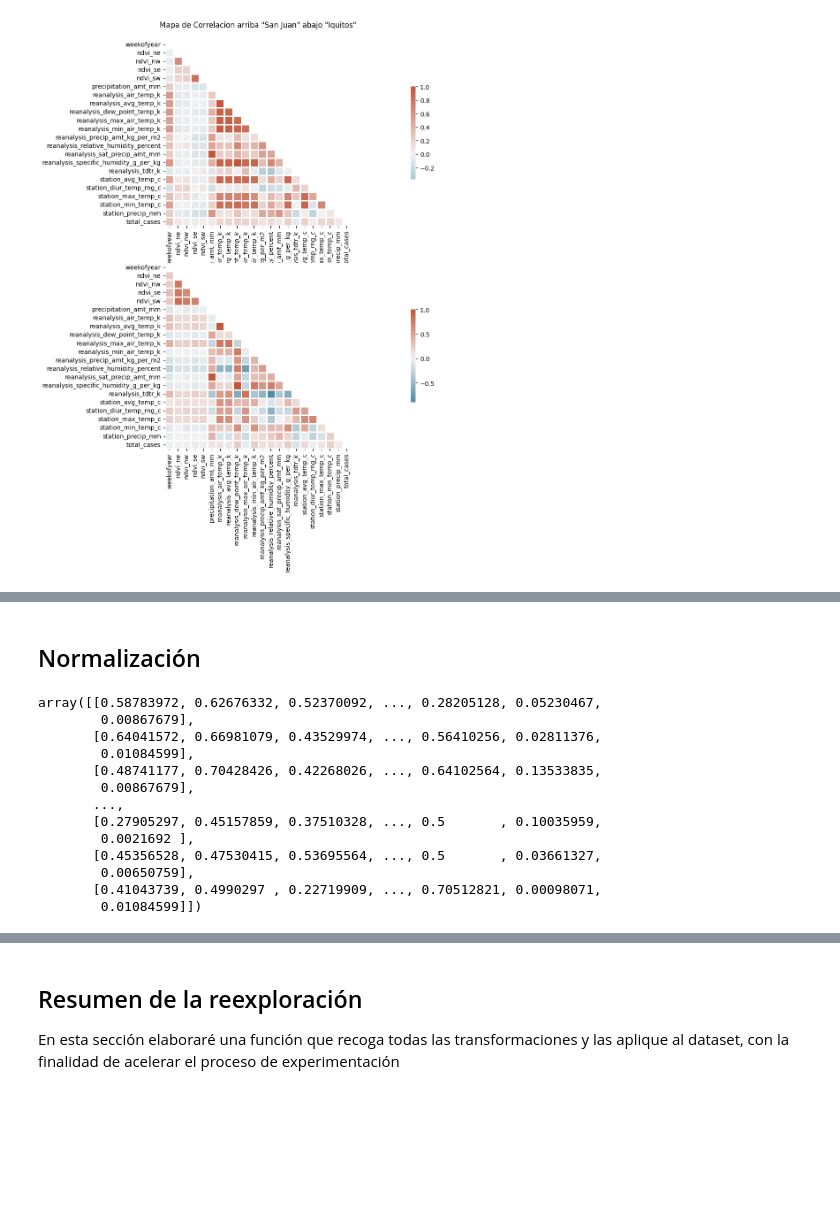
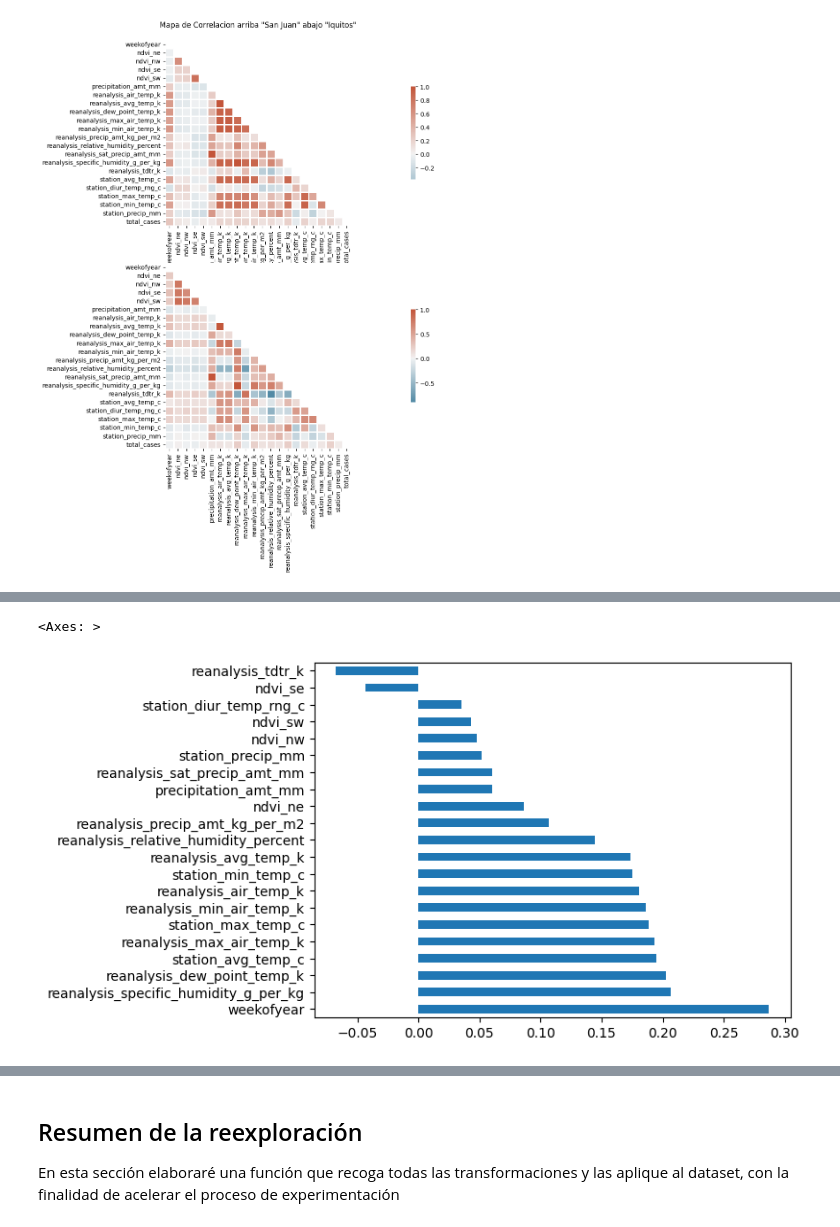
Before and after one commit to ernestopalacios/07MBID, a Jupyter notebook: AG2_ErnestoPalacios.ipynb, the cells around one changed output, grey strips where cells are left out. Saved outputs shown, nothing was run; the diff lists cells and outputs as text; code cells hidden in the pictures; blank space fills up the shorter version.

```diff
--- a/AG2_ErnestoPalacios.ipynb
+++ b/AG2_ErnestoPalacios.ipynb
@@ -267,23 +222,0 @@ features_to_drop
-# %%
-# Calcular la matriz de correlación
-corr_sj = sj_df.corr()
-corr_iq = iq_df.corr()
-
-
-# Generar una máscara para el triángulo superior
-mask = np.triu(np.ones_like(corr_sj, dtype=bool))
-
-# Creamos los objetos subplot
-fig, axs = plt.subplots( 2, 1, figsize = (35, 12))
-
-# Mapeo de color
-cmap = sns.diverging_palette(230, 20, as_cmap=True)
-
-# Creo las dos gráficas
-
-sns.heatmap(corr_sj, mask=mask, cmap=cmap, vmax=1, center=0,
-            square=True, linewidths=.8, cbar_kws={"shrink": .5}, ax=axs[0])
-sns.heatmap(corr_iq, mask=mask, cmap=cmap, vmax=1, center=0,
-            square=True, linewidths=.8, cbar_kws={"shrink": .5}, ax=axs[1])
-
-axs[0].set_title('Mapa de Correlacion arriba "San Juan" abajo "Iquitos"\n')
@@ -293,2 +222,0 @@ Text(0.5, 1.0, 'Mapa de Correlacion arriba "San Juan" abajo "Iquitos"\n')
-# %% [markdown]
-## Normalización
@@ -302,16 +223,11 @@ iq_normal = scaler.fit_transform(iq_df)
-# %%
-sj_normal
-# %% [output]
-array([[0.58783972, 0.62676332, 0.52370092, ..., 0.28205128, 0.05230467,
-        0.00867679],
-       [0.64041572, 0.66981079, 0.43529974, ..., 0.56410256, 0.02811376,
-        0.01084599],
-       [0.48741177, 0.70428426, 0.42268026, ..., 0.64102564, 0.13533835,
-        0.00867679],
-       ...,
-       [0.27905297, 0.45157859, 0.37510328, ..., 0.5       , 0.10035959,
-        0.0021692 ],
-       [0.45356528, 0.47530415, 0.53695564, ..., 0.5       , 0.03661327,
-        0.00650759],
-       [0.41043739, 0.4990297 , 0.22719909, ..., 0.70512821, 0.00098071,
-        0.01084599]])
+# %%
+# San Juan
+(corr_sj
+     .total_cases
+     .drop('total_cases') # quitamos la variable objetivo
+     .sort_values(ascending=False)
+     .plot
+     .barh())
+# %% [output]
+<Axes: >
+[figure, added]
```
Also changed, not shown: parts of 21 cells of this notebook.
